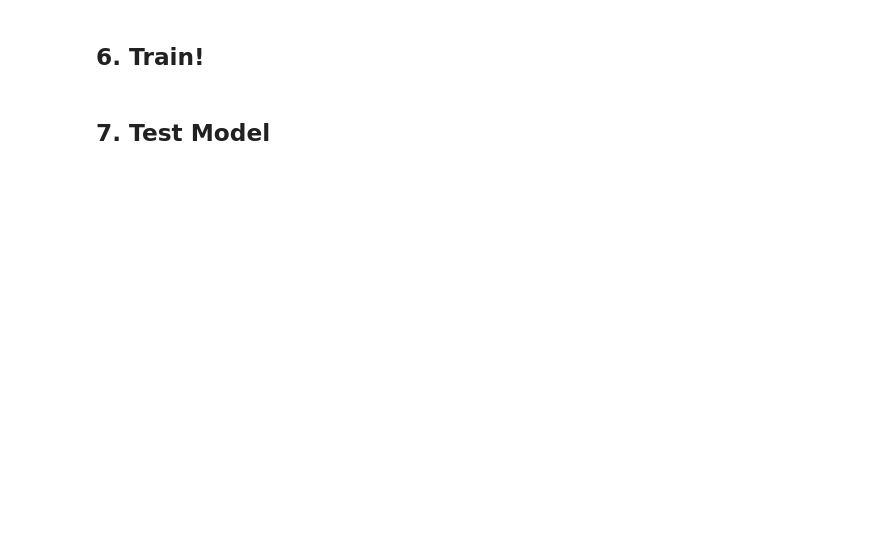
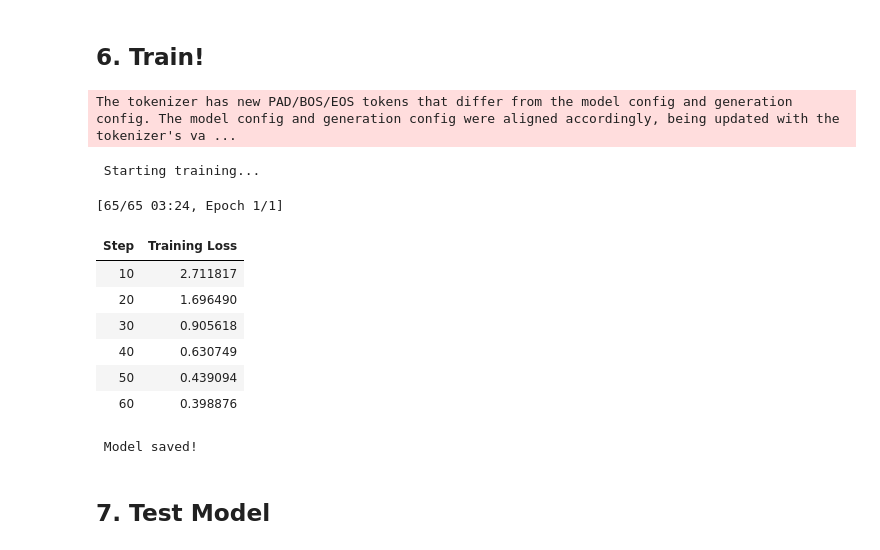
Before and after one commit to gabrielniculaesei/CineFlow, a Jupyter notebook: ml-api/finetune/finetune_colab.ipynb, the cells around one changed output. Drawn from its saved outputs; the diff is of its cells as text; code cells hidden in the pictures; blank space fills up the shorter version.

```diff
--- a/ml-api/finetune/finetune_colab.ipynb
+++ b/ml-api/finetune/finetune_colab.ipynb
@@ -245,24 +222,43 @@ print(f"Dataset: {len(dataset)} examples")
 # %% [markdown]
 ## 6. Train!
 # %%
-training_args = TrainingArguments(
-    output_dir=OUTPUT_DIR, num_train_epochs=3,
-    per_device_train_batch_size=4, gradient_accumulation_steps=4,
-    learning_rate=2e-4, warmup_ratio=0.03,
-    logging_steps=10, save_steps=50,
-    fp16=True, optim="paged_adamw_8bit", lr_scheduler_type="cosine",
+from trl import SFTTrainer, SFTConfig
+training_args = SFTConfig(
+    output_dir="./outputs",
+    per_device_train_batch_size=1,
+    gradient_accumulation_steps=4,
+    learning_rate=2e-4,
+    num_train_epochs=1,
+    logging_steps=10,
+    save_steps=100,
+    warmup_steps=50,
+    max_length=512,
 )
 
 trainer = SFTTrainer(
-    model=model, train_dataset=dataset, tokenizer=tokenizer,
-    args=training_args, dataset_text_field="text", max_seq_length=512,
+    model=model,
+    train_dataset=dataset,
+    args=training_args,
+    processing_class=tokenizer,
 )
 
 print(" Starting training...")
 trainer.train()
 trainer.save_model(OUTPUT_DIR)
 tokenizer.save_pretrained(OUTPUT_DIR)
 print(f" Model saved!")
+# %% [output]
+The tokenizer has new PAD/BOS/EOS tokens that differ from the model config and generation config. The model config and generation config were aligned accordingly, being updated with the tokenizer's va ...
+ Starting training...
+[65/65 03:24, Epoch 1/1]
+| Step | Training Loss |
+| 10 | 2.711817 |
+| 20 | 1.696490 |
+| 30 | 0.905618 |
+| 40 | 0.630749 |
+| 50 | 0.439094 |
+| 60 | 0.398876 |
+ Model saved!
 # %% [markdown]
 ## 7. Test Model
 # %%
```
Also changed, not shown: parts of 7 cells of this notebook.
